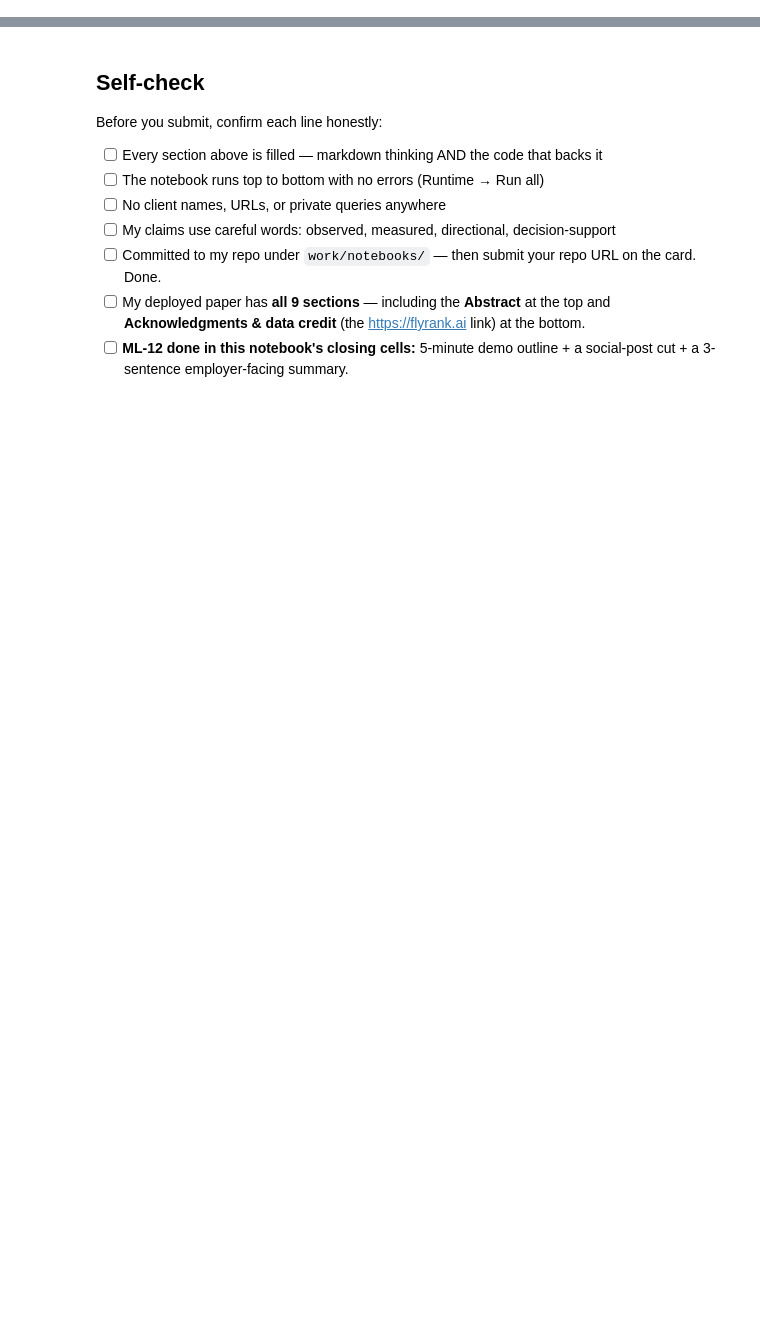
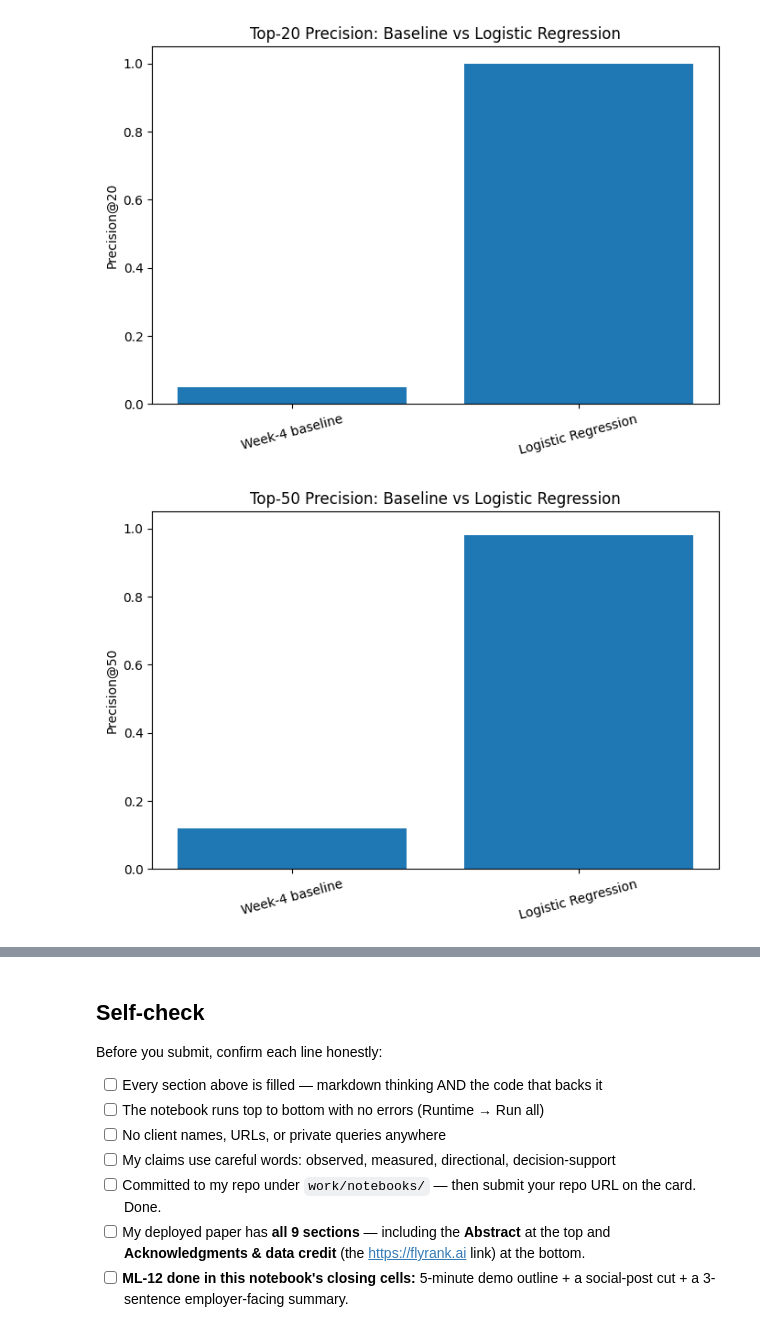
Before and after one commit to VikramR6/flyrank-ml-internship-assign1, a Jupyter notebook: work/notebooks/capstone.ipynb, the cells around one changed output, grey strips where cells are left out. Saved outputs shown, nothing was run; the diff lists cells and outputs as text; code cells hidden in the pictures; blank space fills up the shorter version.

```diff
--- a/work/notebooks/capstone.ipynb
+++ b/work/notebooks/capstone.ipynb
@@ -36,0 +642,80 @@ This skeleton is yours to fill. Work the sections **in order** — each one has
+# %%
+# ML-11 — Section 7: Generate paper artifacts
+
+import os
+import matplotlib.pyplot as plt
+
+os.makedirs("work/figures", exist_ok=True)
+
+# Recalculate final metrics from the current held-out test set
+final_p20 = precision_at_k(y_test, test_probability, 20)
+final_p50 = precision_at_k(y_test, test_probability, 50)
+
+# Results table
+final_results = pd.DataFrame({
+    "Method": [
+        "Week-4 baseline",
+        "Logistic Regression"
+    ],
+    "Precision@20": [
+        0.050,
+        final_p20
+    ],
+    "Precision@50": [
+        0.120,
+        final_p50
+    ]
+})
+
+# Save results table
+final_results.to_csv(
+    "work/figures/ml11_results_table.csv",
+    index=False
+)
+
+# Figure 1 — Precision@20
+plt.figure(figsize=(7, 5))
+plt.bar(
+    final_results["Method"],
+    final_results["Precision@20"]
+)
+plt.ylabel("Precision@20")
+plt.title("Top-20 Precision: Baseline vs Logistic Regression")
+plt.ylim(0, 1.05)
+plt.xticks(rotation=15)
+plt.tight_layout()
+plt.savefig(
+    "work/figures/ml11_precision_at_20.png",
+    dpi=180,
+    bbox_inches="tight"
+)
+plt.show()
+
+# Figure 2 — Precision@50
+plt.figure(figsize=(7, 5))
+plt.bar(
+    final_results["Method"],
+    final_results["Precision@50"]
+)
+plt.ylabel("Precision@50")
+plt.title("Top-50 Precision: Baseline vs Logistic Regression")
+plt.ylim(0, 1.05)
+plt.xticks(rotation=15)
+plt.tight_layout()
+plt.savefig(
+    "work/figures/ml11_precision_at_50.png",
+    dpi=180,
+    bbox_inches="tight"
+)
+plt.show()
+
+print("Paper artifacts generated:")
+print("- work/figures/ml11_precision_at_20.png")
+print("- work/figures/ml11_precision_at_50.png")
+print("- work/figures/ml11_results_table.csv")
+
+print("\nFinal measured results:")
+display(final_results)
+# %% [output]
+[figure, added]
+[figure, added]
```
Also changed, not shown: parts of 22 cells of this notebook.
